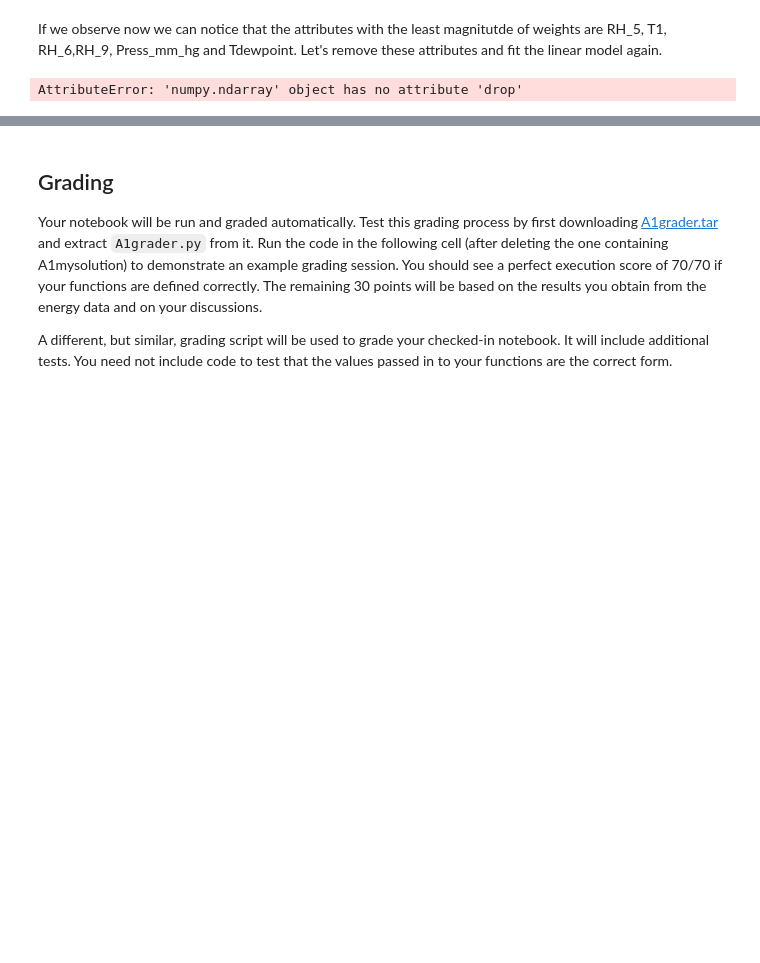
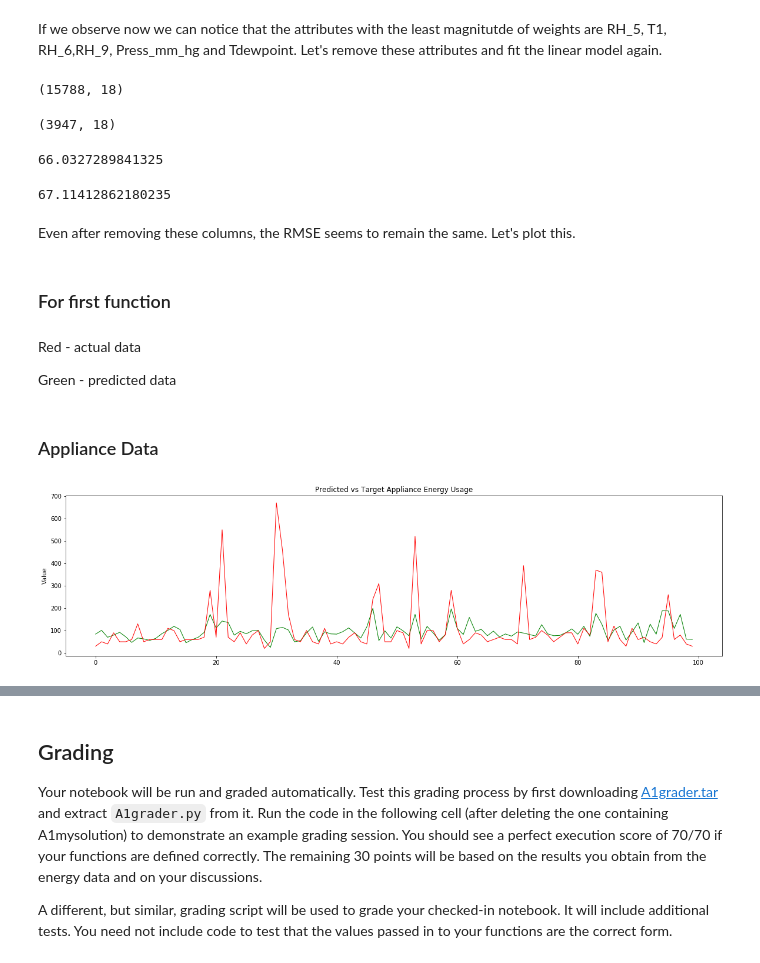
Before and after one commit to vignesh9025/test_repo, a Jupyter notebook: A1 Linear Regression.ipynb, the cells around one changed output, grey strips where cells are left out. Cells and saved outputs as stored; diff of their text form; code cells hidden in the pictures; blank space fills up the shorter version.

```diff
--- a/A1 Linear Regression.ipynb
+++ b/A1 Linear Regression.ipynb
@@ -559,7 +574,51 @@ for weights,name in zip(w.flat, Xlabels):
 If we observe now we can notice that the attributes with the least magnitutde of weights are RH_5, T1, RH_6,RH_9, Press_mm_hg and Tdewpoint. Let's remove these attributes and fit the linear model again.
 # %%
 # Remove columns from Xtrain.
-Xtrain2 = Xtrain.drop(['RH_5', 'T1', 'RH_6','RH_9', 'Press_mm_hg', 'Tdewpoint'], axis = 1)
+Xtrain2 = np.delete(Xtrain, [0, 9, 11, 17, 19, 23] ,axis = 1)
 Xtrain2.shape
 # %% [output]
-AttributeError: 'numpy.ndarray' object has no attribute 'drop'
+(15788, 18)
+# %%
+# Remove from Xtest
+Xtest2 = np.delete(Xtest, [0, 9, 11, 17, 19, 23] ,axis = 1)
+Xtest2.shape
+# %% [output]
+(3947, 18)
+# %%
+# Use Xtrain2 to fit model
+# 1. Using first function.
+model = train(Xtrain2, Ttrain)
+predict = use(model, Xtest2)
+rmerr4 = rmse(predict, Ttest)
+rmerr4
+# %% [output]
+66.0327289841325
+# %%
+# 2. Using the second function.
+model2 = trainSGD(Xtrain2, Ttrain, 0.01, 100)
+predict2 = use(model2, Xtest2)
+rmerr5 = rmse(predict2, Ttest)
+rmerr5
+# %% [output]
+67.11412862180235
+# %% [markdown]
+Even after removing these columns, the RMSE seems to remain the same. Let's plot this.
+# %% [markdown]
+### For first function
+# %% [markdown]
+Red - actual data
+
+Green - predicted data
+# %% [markdown]
+### Appliance Data
+# %%
+figt = plt.figure(figsize = (20, 5))
+axt = figt.add_subplot(111)
+axt.plot(predict[:100, 0], linewidth = 1, color = 'g')
+axt.set(title = 'Predicted vs Target Appliance Energy Usage', ylabel = "Value")
+# Target
+axt2 = figt.add_subplot(111)
+axt2.plot(Ttest[:100, 0], linewidth = 1, color = 'r')
+plt.show()
+# %% [output]
+[figure, added]
```
Also changed, not shown: parts of 35 cells of this notebook.
